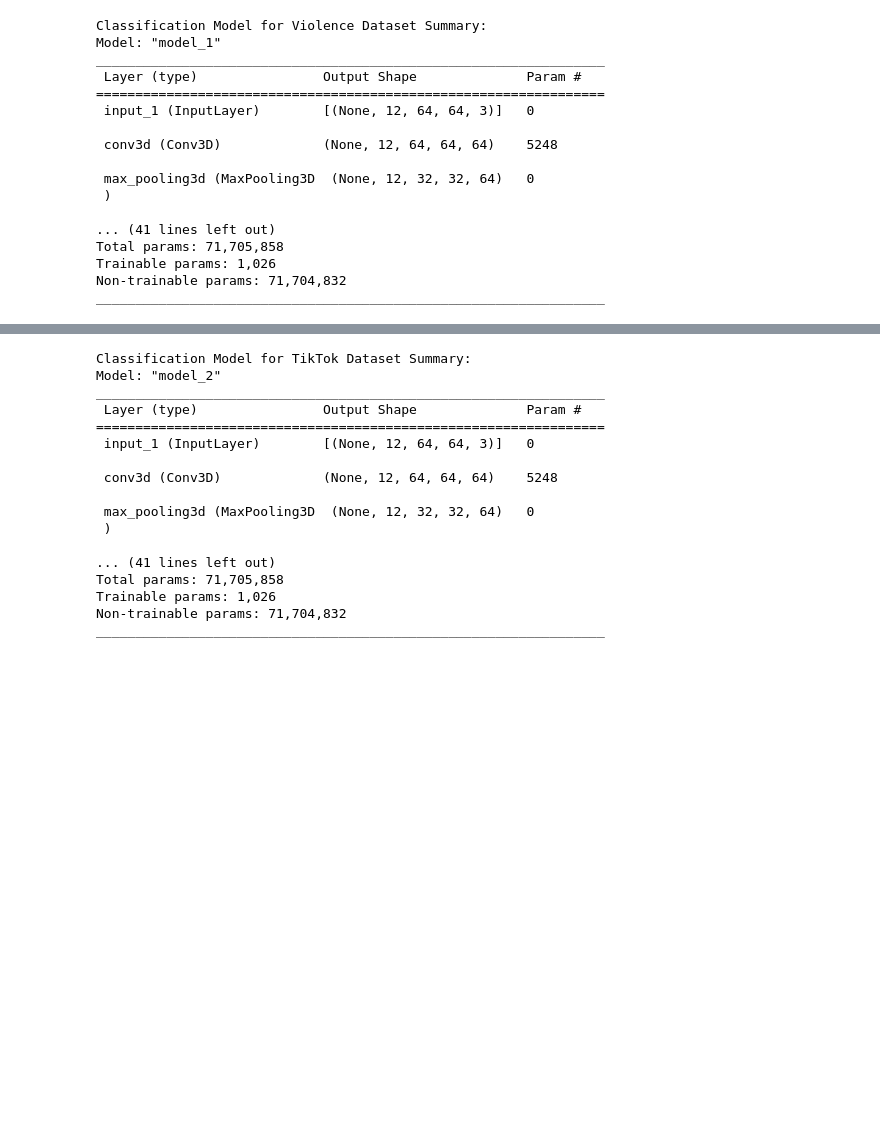
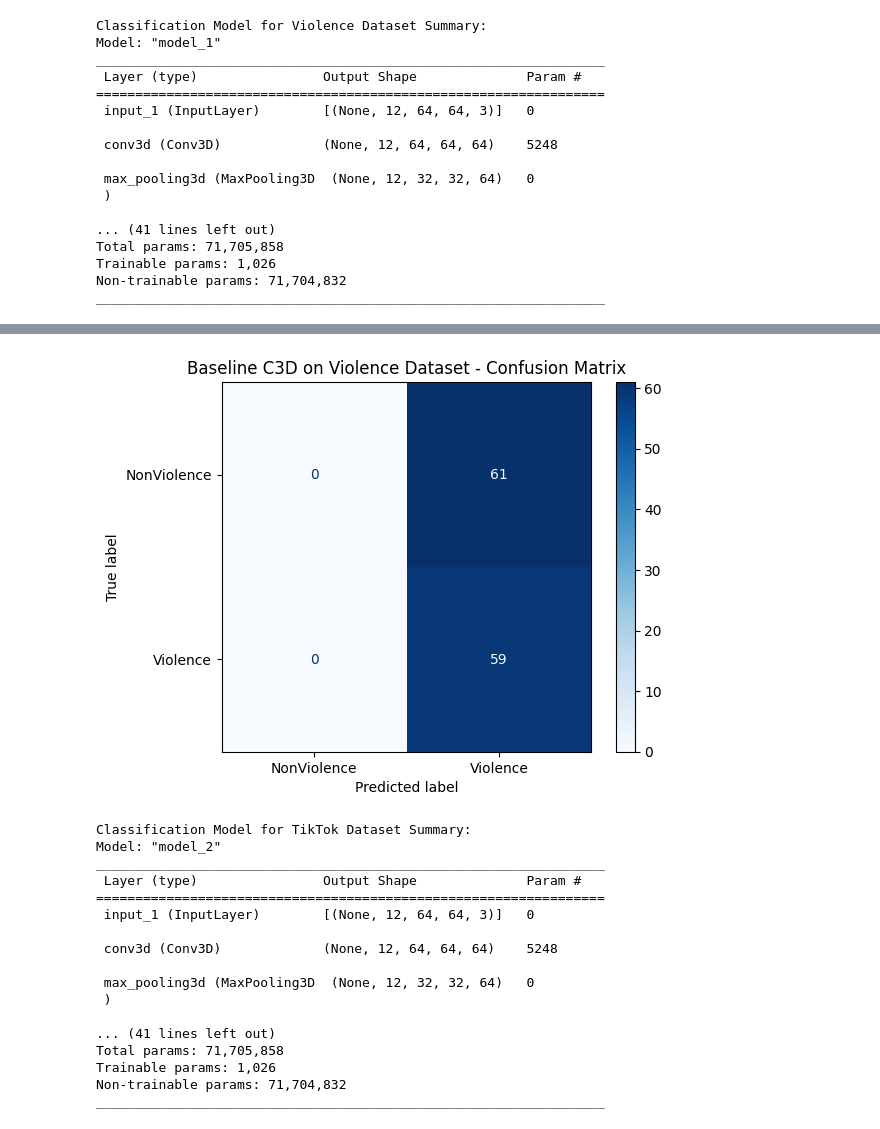
Before and after one commit to kmock930/Autism-Diagnosis-Transfer-Learning, a Jupyter notebook: main.ipynb, the cells around one changed output, grey strips where cells are left out. Cells and saved outputs as stored; diff of their text form; code cells hidden in the pictures; blank space fills up the shorter version.

```diff
--- a/main.ipynb
+++ b/main.ipynb
@@ -241,0 +299,17 @@ Violence Dataset - Test Loss: 0.6929368376731873, Test Accuracy: 0.5357142686843
+# %%
+# Display confusion matrix
+def display_confusion_matrix(model, test_generator, class_names, title):
+    """Display confusion matrix for the test set."""
+    y_pred = model.predict(test_generator)
+    y_pred_classes = np.argmax(y_pred, axis=1)
+    y_true = test_generator.labels
+
+    cm = confusion_matrix(y_true, y_pred_classes)
+    disp = ConfusionMatrixDisplay(confusion_matrix=cm, display_labels=class_names)
+    disp.plot(cmap=plt.cm.Blues)
+    plt.title(f'{title} - Confusion Matrix')
+    plt.show()
+# %%
+class_names = ['NonViolence', 'Violence']
+display_confusion_matrix(classification_model_violence, violence_test_generator, class_names, 'Baseline C3D on Violence Dataset')
+# %% [output]
@@ -242 +317,2 @@ Violence Dataset - Test Loss: 0.6929368376731873, Test Accuracy: 0.5357142686843
+[figure, added]
 # %%
```
Also changed, not shown: parts of 75 cells of this notebook, 2 other files.
